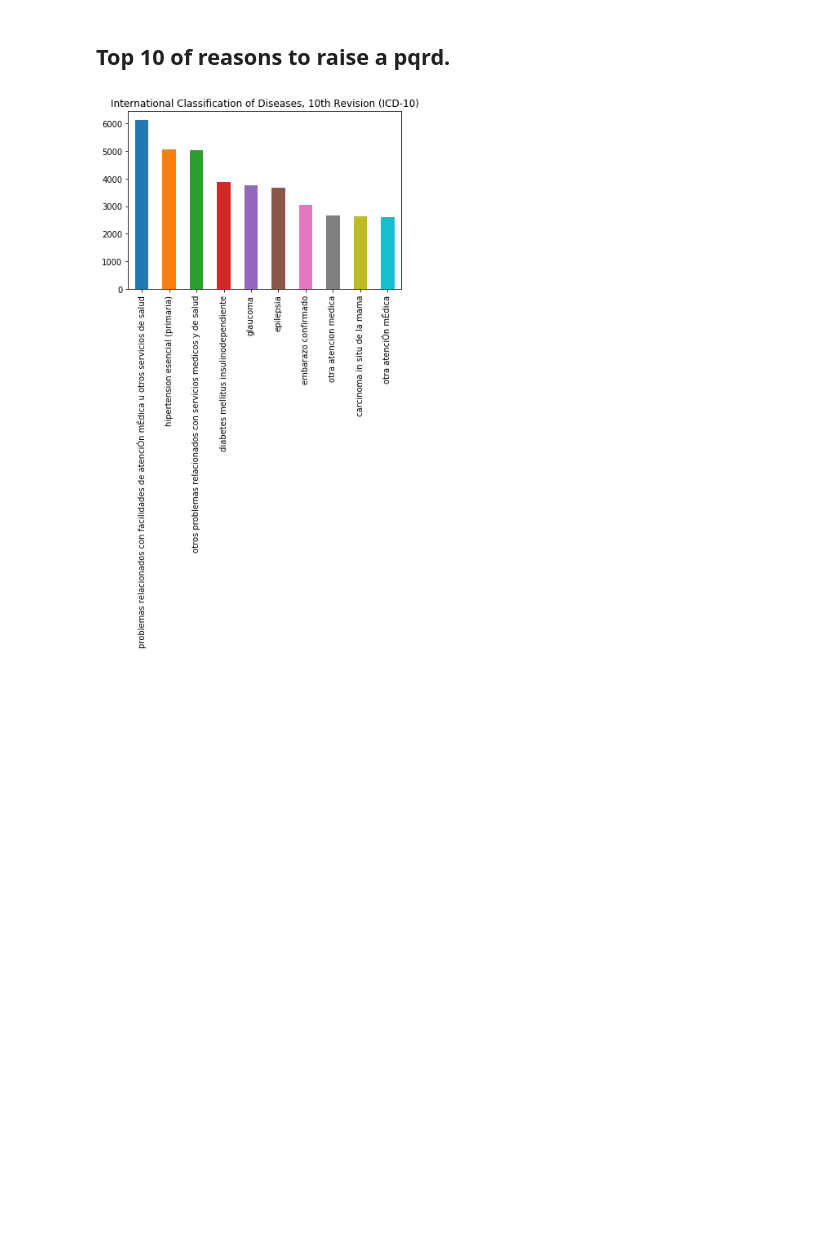
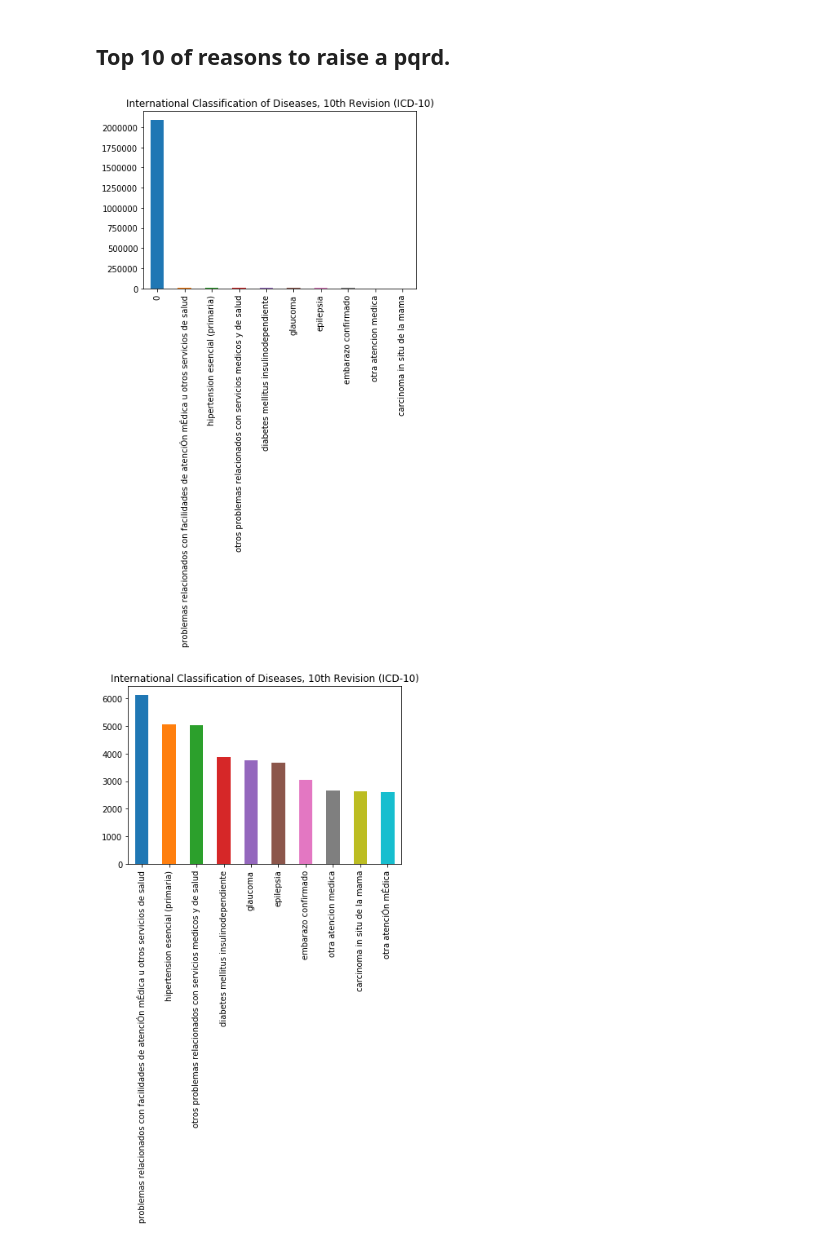
Before and after one commit to mrugeles/Supersalud-PQRSD, a Jupyter notebook: 1) Data understanding.ipynb, the cells around one changed output. Cells and saved outputs as stored; diff of their text form; code cells hidden in the pictures; blank space fills up the shorter version.

```diff
--- a/1) Data understanding.ipynb
+++ b/1) Data understanding.ipynb
@@ -71,6 +71,11 @@ afec_genero.plot(kind='bar', title='Patient\'s gender');
 [figure]
 # %% [markdown]
 ## Top 10 of reasons to raise a pqrd.
+# %%
+cie_10 = dataset['CIE_10'].value_counts().nlargest(n=10, keep='first')
+cie_10.plot(kind='bar', title='International Classification of Diseases, 10th Revision (ICD-10)');
+# %% [output]
+[figure, added]
 # %%
 cie_10 = dataset.loc[dataset['CIE_10'] != '0']['CIE_10'].value_counts().nlargest(n=10, keep='first')
 cie_10.plot(kind='bar', title='International Classification of Diseases, 10th Revision (ICD-10)');
```
Also changed, not shown: 1 other file.
